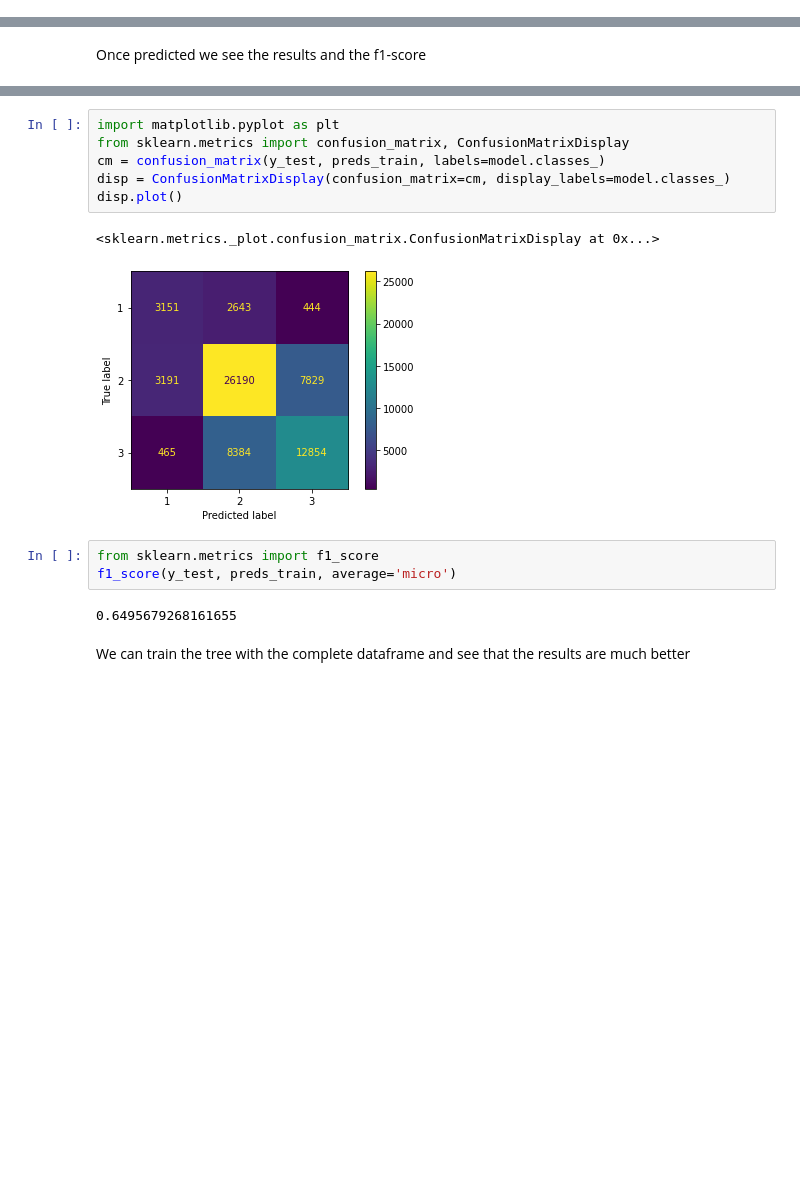
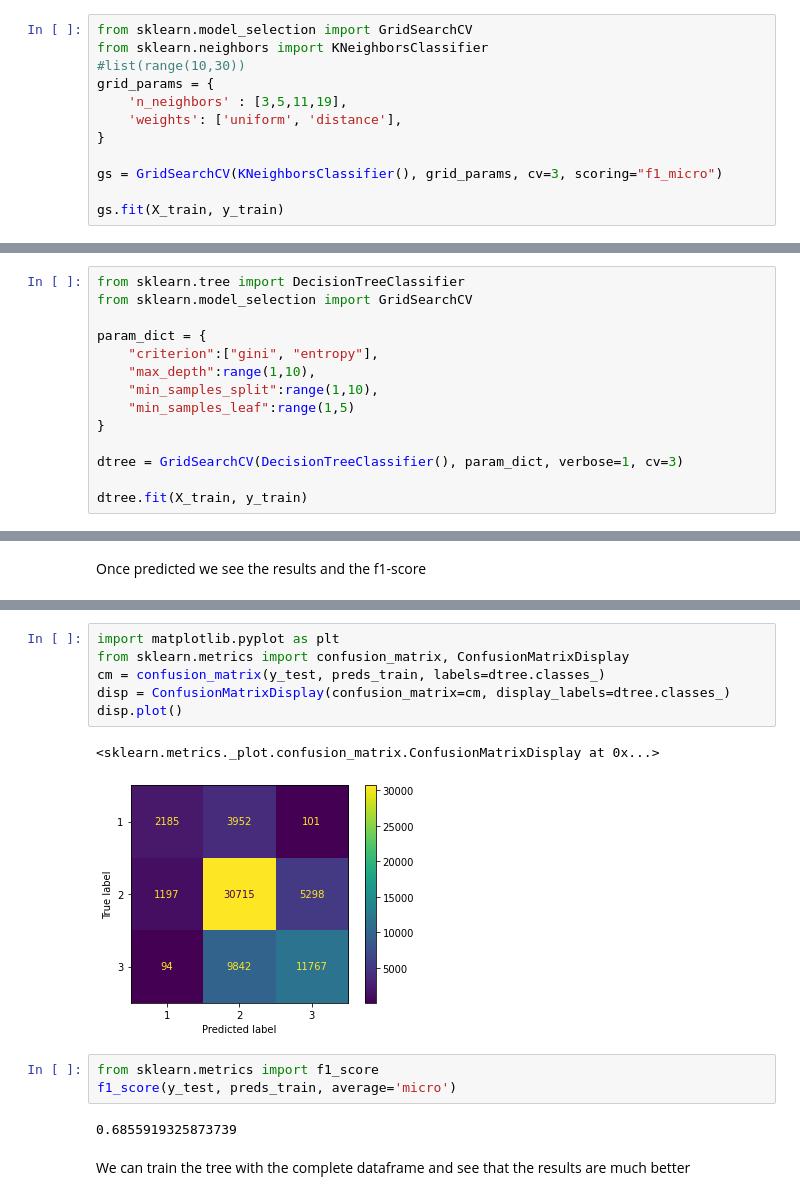
Before and after one commit to JavierVillarAsensio/Supervised_Learning-MachineLearningTechniques, a Jupyter notebook: Richter_Prediction.ipynb, the cells around one changed output, grey strips where cells are left out. Saved outputs shown, nothing was run; the diff lists cells and outputs as text; blank space fills up the shorter version.

Commit message:
KNN, Decision_tree: GrdiSearchCV, +5% accuracy

```diff
--- a/Richter_Prediction.ipynb
+++ b/Richter_Prediction.ipynb
@@ -330,0 +345,12 @@ We can use the column name and index from the submission format to ensure our pr
+# %%
+from sklearn.model_selection import GridSearchCV
+from sklearn.neighbors import KNeighborsClassifier
+#list(range(10,30))
+grid_params = {
+    'n_neighbors' : [3,5,11,19],
+    'weights': ['uniform', 'distance'],
+}
+
+gs = GridSearchCV(KNeighborsClassifier(), grid_params, cv=3, scoring="f1_micro")
+
+gs.fit(X_train, y_train)
@@ -342,0 +446,14 @@ dtree = DecisionTreeClassifier().fit(X_train, y_train)
+# %%
+from sklearn.tree import DecisionTreeClassifier
+from sklearn.model_selection import GridSearchCV
+
+param_dict = {
+    "criterion":["gini", "entropy"],
+    "max_depth":range(1,10),
+    "min_samples_split":range(1,10),
+    "min_samples_leaf":range(1,5)
+}
+
+dtree = GridSearchCV(DecisionTreeClassifier(), param_dict, verbose=1, cv=3)
+
+dtree.fit(X_train, y_train)
@@ -379,17 +520,17 @@ Confussion Matrix:
 # %%
 import matplotlib.pyplot as plt
 from sklearn.metrics import confusion_matrix, ConfusionMatrixDisplay
-cm = confusion_matrix(y_test, preds_train, labels=model.classes_)
-disp = ConfusionMatrixDisplay(confusion_matrix=cm, display_labels=model.classes_)
+cm = confusion_matrix(y_test, preds_train, labels=dtree.classes_)
+disp = ConfusionMatrixDisplay(confusion_matrix=cm, display_labels=dtree.classes_)
 disp.plot()
 # %% [output]
 <sklearn.metrics._plot.confusion_matrix.ConfusionMatrixDisplay at 0x...>
-[figure, old version]
+[figure, new version]
 # %%
 from sklearn.metrics import f1_score
 f1_score(y_test, preds_train, average='micro')
 # %% [output]
-0.6495679268161655
+0.6855919325873739
 # %% [markdown]
 We can train the tree with the complete dataframe and see that the results are much better
 # %%
```
Also changed, not shown: parts of 31 cells of this notebook.
